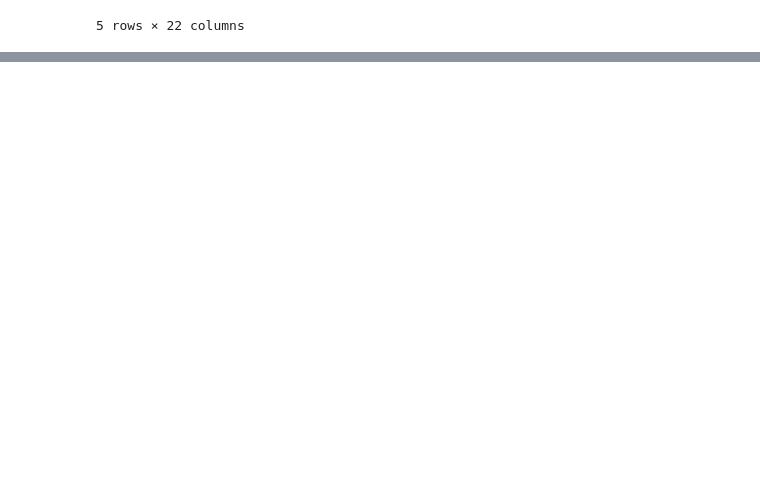
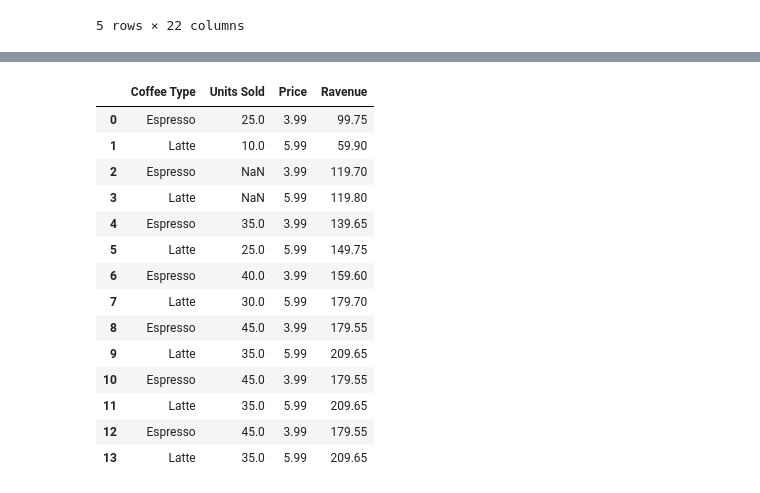
Before and after one commit to Anjasfedo/data-analysis, a Jupyter notebook: Pandas.ipynb, the cells around one changed output, grey strips where cells are left out. Drawn from its saved outputs; the diff is of its cells as text; code cells hidden in the pictures; blank space fills up the shorter version.

```diff
--- a/Pandas.ipynb
+++ b/Pandas.ipynb
@@ -1058,0 +1070,20 @@ combine.head()
+# %%
+coffee.loc[[2, 3], 'Units Sold'] = np.nan
+# %%
+coffee
+# %% [output]
+|  | Coffee Type | Units Sold | Price | Ravenue |
+| 0 | Espresso | 25.0 | 3.99 | 99.75 |
+| 1 | Latte | 10.0 | 5.99 | 59.90 |
+| 2 | Espresso | NaN | 3.99 | 119.70 |
+| 3 | Latte | NaN | 5.99 | 119.80 |
+| 4 | Espresso | 35.0 | 3.99 | 139.65 |
+| 5 | Latte | 25.0 | 5.99 | 149.75 |
+| 6 | Espresso | 40.0 | 3.99 | 159.60 |
+| 7 | Latte | 30.0 | 5.99 | 179.70 |
+| 8 | Espresso | 45.0 | 3.99 | 179.55 |
+| 9 | Latte | 35.0 | 5.99 | 209.65 |
+| 10 | Espresso | 45.0 | 3.99 | 179.55 |
+| 11 | Latte | 35.0 | 5.99 | 209.65 |
+| 12 | Espresso | 45.0 | 3.99 | 179.55 |
+| 13 | Latte | 35.0 | 5.99 | 209.65 |
```
Also changed, not shown: parts of 11 cells of this notebook.
